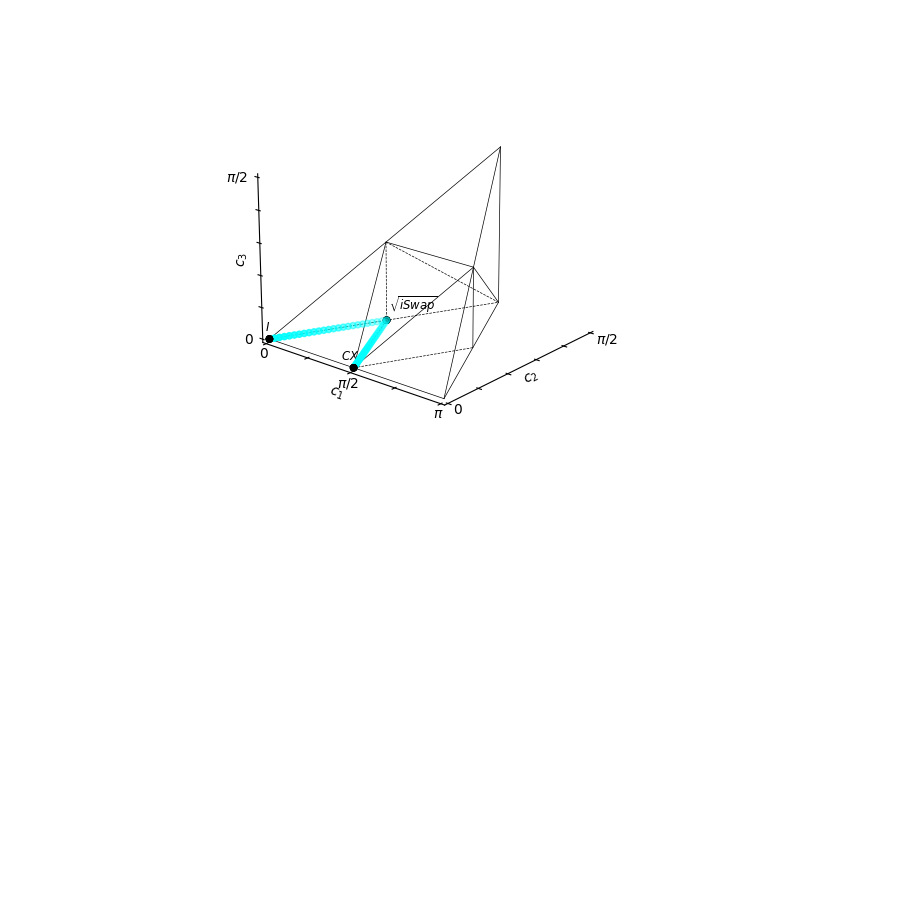
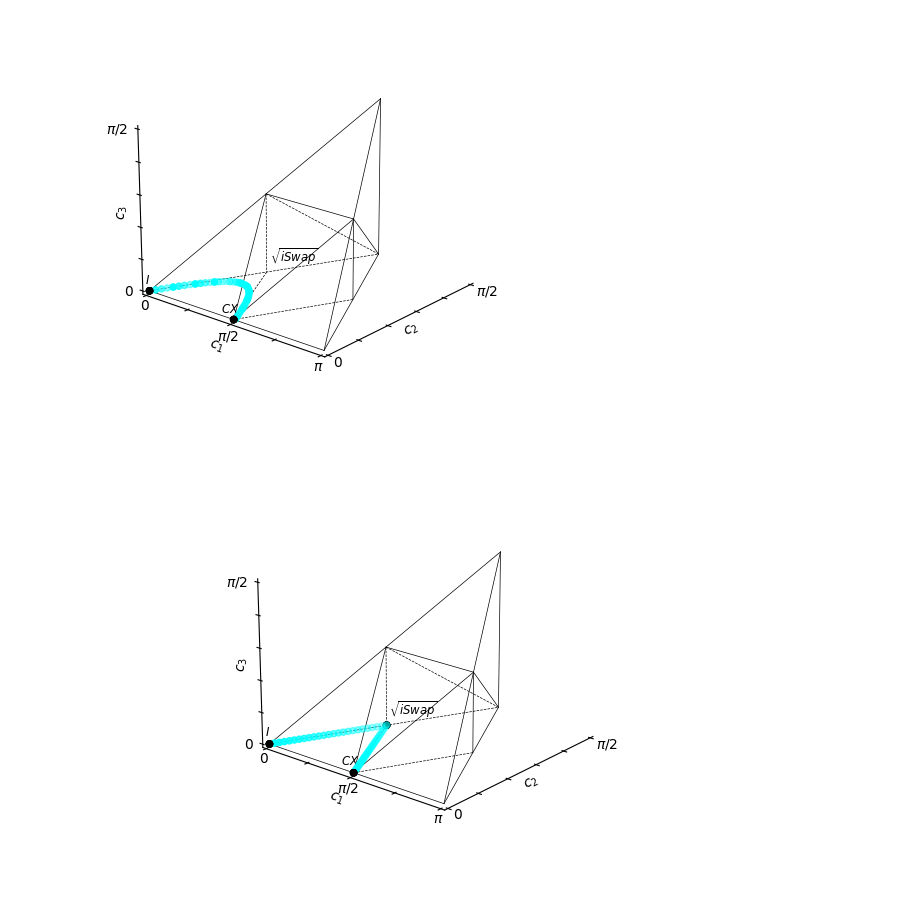
Before and after one commit to Pitt-JonesLab/slam_decomposition, a Jupyter notebook: slam/scripts/results/improved_trajectories.ipynb, the cells around one changed output. Drawn from its saved outputs; the diff is of its cells as text; code cells hidden in the pictures; blank space fills up the shorter version.

```diff
--- a/slam/scripts/results/improved_trajectories.ipynb
+++ b/slam/scripts/results/improved_trajectories.ipynb
@@ -6,6 +6,11 @@ from slam.utils.pd_playground import ParallelDrivenGateWidget, ImprovedCX, Impro
 import numpy as np
 from slam.utils.visualize import coordinate_2dlist_weyl
 from weylchamber import c1c2c3
+# %%
+cx= ImprovedCX()
+fig = coordinate_2dlist_weyl(*cx.coordinate_list, c='cyan', no_bar=1);
+# %% [output]
+[figure, added]
 # %%
 %matplotlib widget
 # %%
```
Also changed, not shown: 41 other files.
